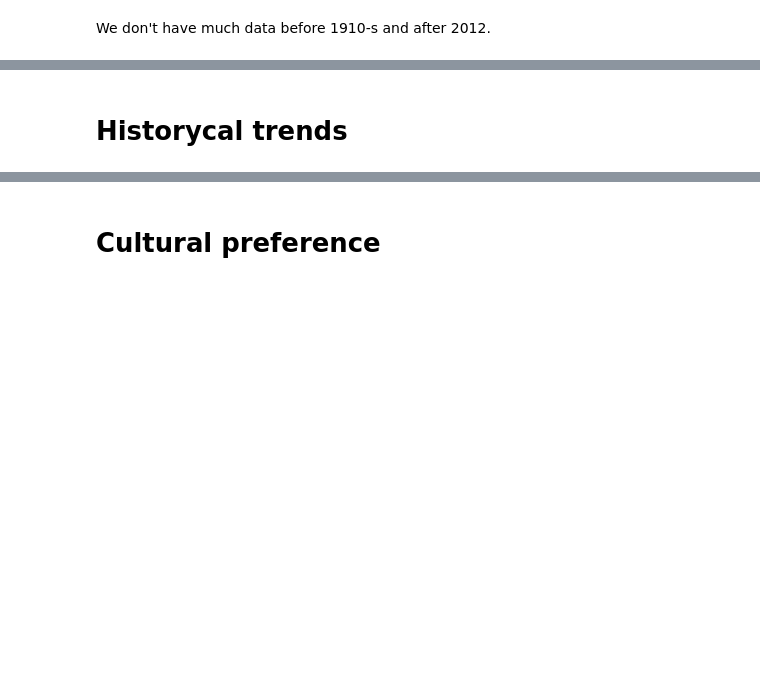
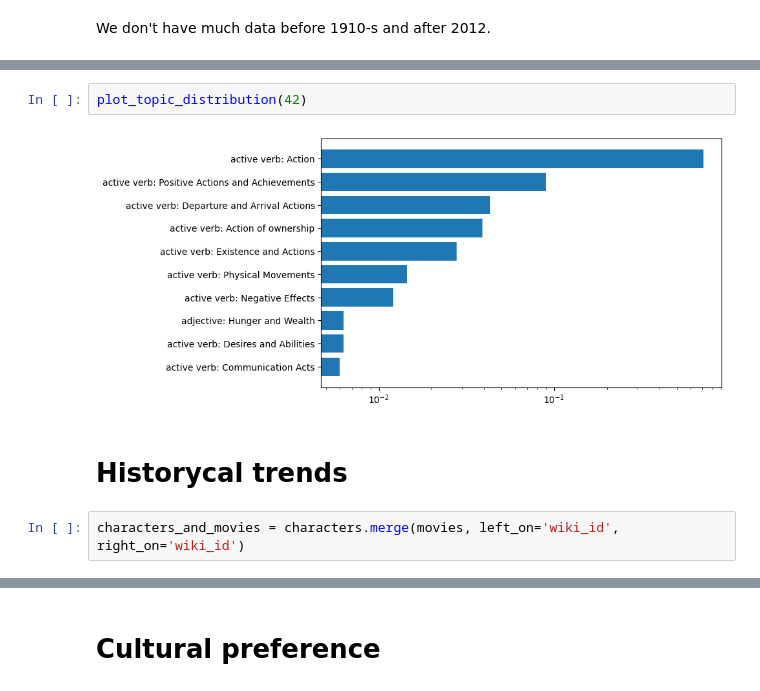
Before and after one commit to epfl-ada/ada-2023-project-perrysplatypuses, a Jupyter notebook: milestone3.ipynb, the cells around one changed output, grey strips where cells are left out. Cells and saved outputs as stored; diff of their text form; blank space fills up the shorter version.

```diff
--- a/milestone3.ipynb
+++ b/milestone3.ipynb
@@ -186,2 +213,8 @@ We don't have much data before 1910-s and after 2012.
+# %%
+plot_topic_distribution(42)
+# %% [output]
+[figure, added]
 # %% [markdown]
 # Historycal trends
+# %%
+characters_and_movies = characters.merge(movies, left_on='wiki_id', right_on='wiki_id')
```
Also changed, not shown: parts of 21 cells of this notebook.
